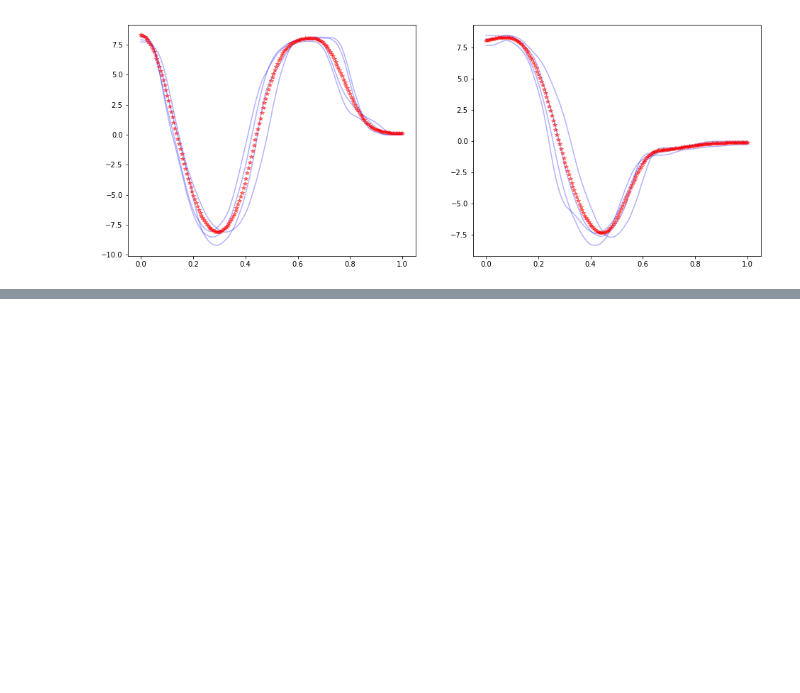
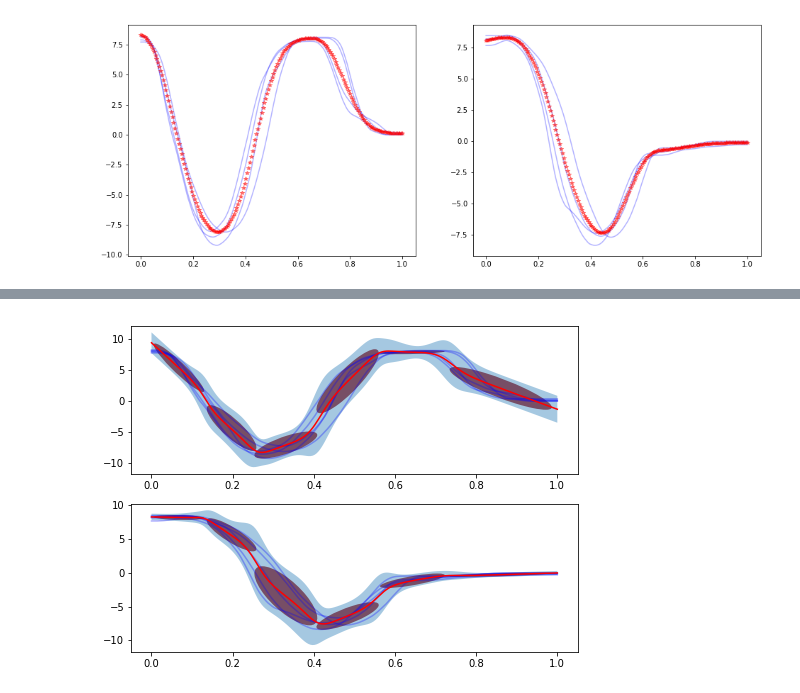
Before and after one commit to fabienjammes/ee613-python, a Jupyter notebook: python notebooks/LWR.ipynb, the cells around one changed output, grey strips where cells are left out. Cells and saved outputs as stored; diff of their text form; code cells hidden in the pictures; blank space fills up the shorter version.

```diff
--- a/python notebooks/LWR.ipynb
+++ b/python notebooks/LWR.ipynb
@@ -103,0 +174,35 @@ plt.plot(t_in, Y_preds[:,1], '*r', alpha=0.5)
+# %%
+def plot_with_covs_1D(x, y, cov, ax):
+    y_low = y - 2*np.sqrt(cov)
+    y_up = y + 2*np.sqrt(cov)
+    y_up = y_up[::-1]
+
+    x_1 = np.concatenate([x, x[::-1]])
+    y_1 = np.concatenate([y_low, y_up])
+    xy = np.vstack([x_1,y_1]).T
+    poly = Polygon(xy,alpha=0.4)
+    ax.add_patch(poly)
+
+    plt.plot(x,y,'-r')
+# %%
+fig = plt.figure(figsize=(8,6))
+
+ax = plt.subplot(2,1,1)
+plot_GMM(gmm.means_[:,0:2], gmm.covariances_[:,:2,:2], ax)
+for i in range(n_samples):
+    plt.plot(t_in, data[i,:,0], '-b',alpha = 0.3)
+
+#plot covariances
+y_covs1 = covs[:,0,0]
+plot_with_covs_1D(t_in, ys[:,0],y_covs1, ax)
+
+
+ax = plt.subplot(2,1,2)
+plot_GMM(gmm.means_[:,0::2], gmm.covariances_[:,::2,::2], ax)
+for i in range(n_samples):
+    plt.plot(t_in, data[i,:,1], '-b',alpha = 0.3)
+#plot covariances
+y_covs2 = covs[:,1,1]
+plot_with_covs_1D(t_in, ys[:,1],y_covs2, ax)
+# %% [output]
+[figure, added]
```
Also changed, not shown: parts of 20 cells of this notebook, 3 other files.
